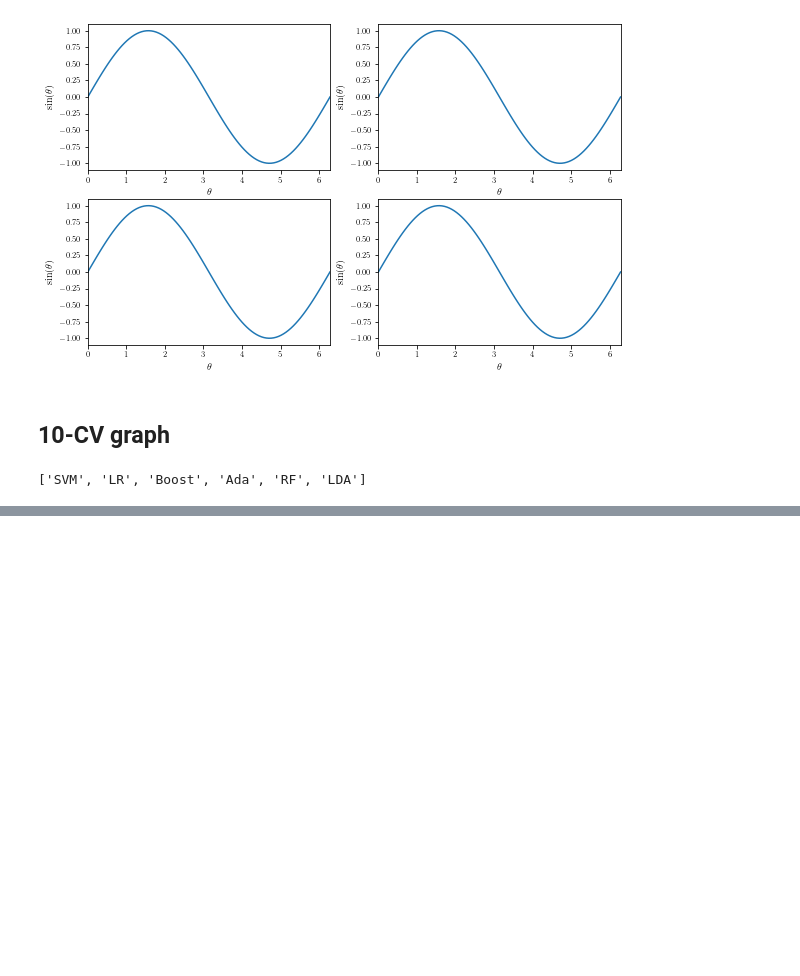
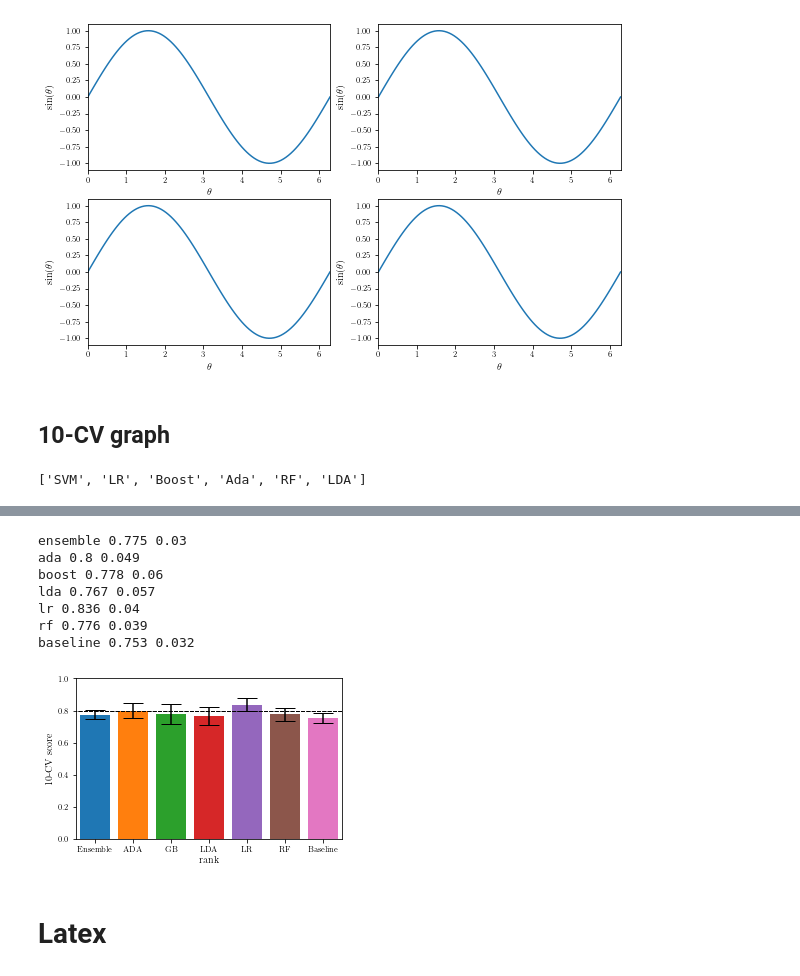
Before and after one commit to akraradets/EEG_ChronicStress, a Jupyter notebook: 2-ChronicStress/9-graph.ipynb, the cells around one changed output, grey strips where cells are left out. Saved outputs shown, nothing was run; the diff lists cells and outputs as text; code cells hidden in the pictures; blank space fills up the shorter version.

```diff
--- a/2-ChronicStress/9-graph.ipynb
+++ b/2-ChronicStress/9-graph.ipynb
@@ -190,0 +206,30 @@ plt.show()
+# %%
+row, col = 1,1
+fig, ax = plt.subplots(nrows=row, ncols=col, figsize=set_size(width,fraction=1, subplots=(row,col)))
+for target in targets:
+    cv_mean = ranks[target]['LR']['cv_mean'][9-1]
+    cv_std = ranks[target]['LR']['cv_std'][9-1]
+    print(target, cv_mean, cv_std)
+    if(target == 'ensemble'): label = target.capitalize()
+    elif(target == 'boost'): label = 'GB'
+    elif(target == 'baseline'): label = target.capitalize()
+    else: label = target.upper()
+    ax.bar(label, cv_mean, yerr=cv_std, ecolor='black', capsize=10)
+    ax.plot([-1,7], [0.8,0.8], linestyle='dashed',c='black', alpha=0.5, linewidth=1)
+    ax.set_xlabel(f"rank")
+    ax.set_ylabel(f"10-CV score")
+    ax.set_xlim(-0.5,6.5)
+    ax.set_ylim(0,1)
+plt.savefig(fname=f"./figures/bar_lr_at_9.png", dpi=900)
+plt.show()
+# %% [output]
+ensemble 0.775 0.03
+ada 0.8 0.049
+boost 0.778 0.06
+lda 0.767 0.057
+lr 0.836 0.04
+rf 0.776 0.039
+baseline 0.753 0.032
+[figure, added]
+# %% [markdown]
+# Latex
```
Also changed, not shown: parts of 10 cells of this notebook, 15 other files.
